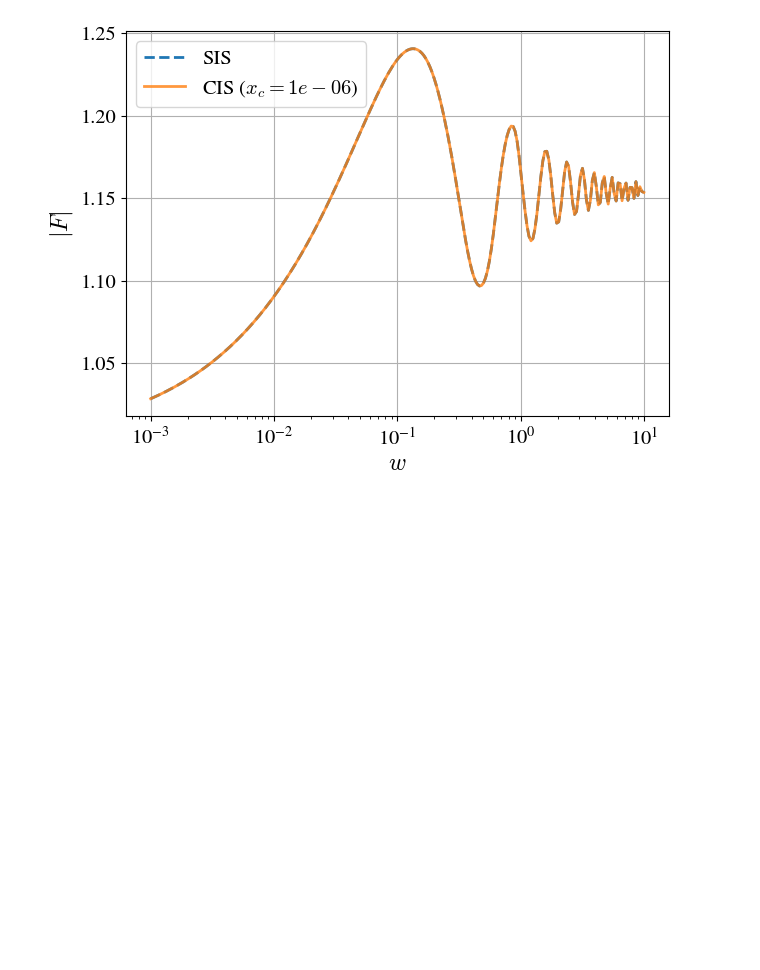
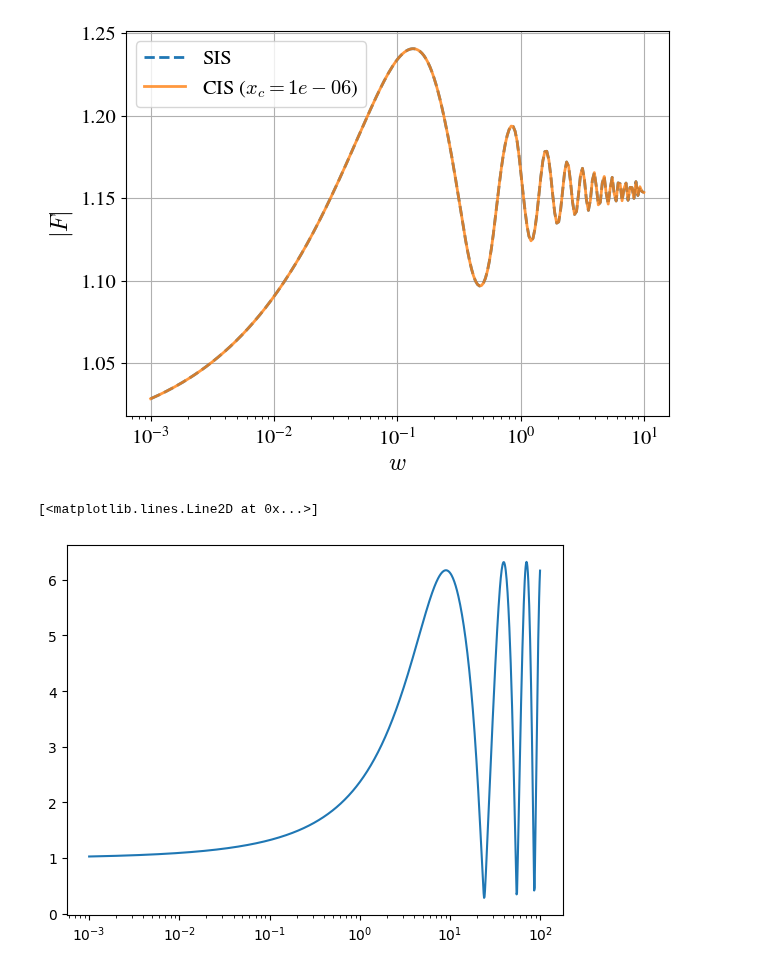
Before and after one commit to hsreekanth15/GWLENS, a Jupyter notebook: examples/cislens.ipynb, the cells around one changed output. Drawn from its saved outputs; the diff is of its cells as text; code cells hidden in the pictures; blank space fills up the shorter version.

Commit message:
new method for CIS

```diff
--- a/examples/cislens.ipynb
+++ b/examples/cislens.ipynb
@@ -559,3 +559,21 @@ plt.grid(True)
 plt.show()
 # %% [output]
 [figure]
+# %%
+#### NEW method###
+
+from gwlens.lens import cis
+import matplotlib.pyplot as plt
+import numpy as np
+
+w = np.logspace(-3,2,1000)
+y = 0.1
+rc = 0.0 #core radius
+F_new = []
+for i in w:
+    F_new.append(cis.CIS(i,y,psi0=1.0,rc=rc))
+
+plt.semilogx(w,np.abs(F_new))
+# %% [output]
+[<matplotlib.lines.Line2D at 0x...>]
+[figure, added]
```
Also changed, not shown: 1 other file.
